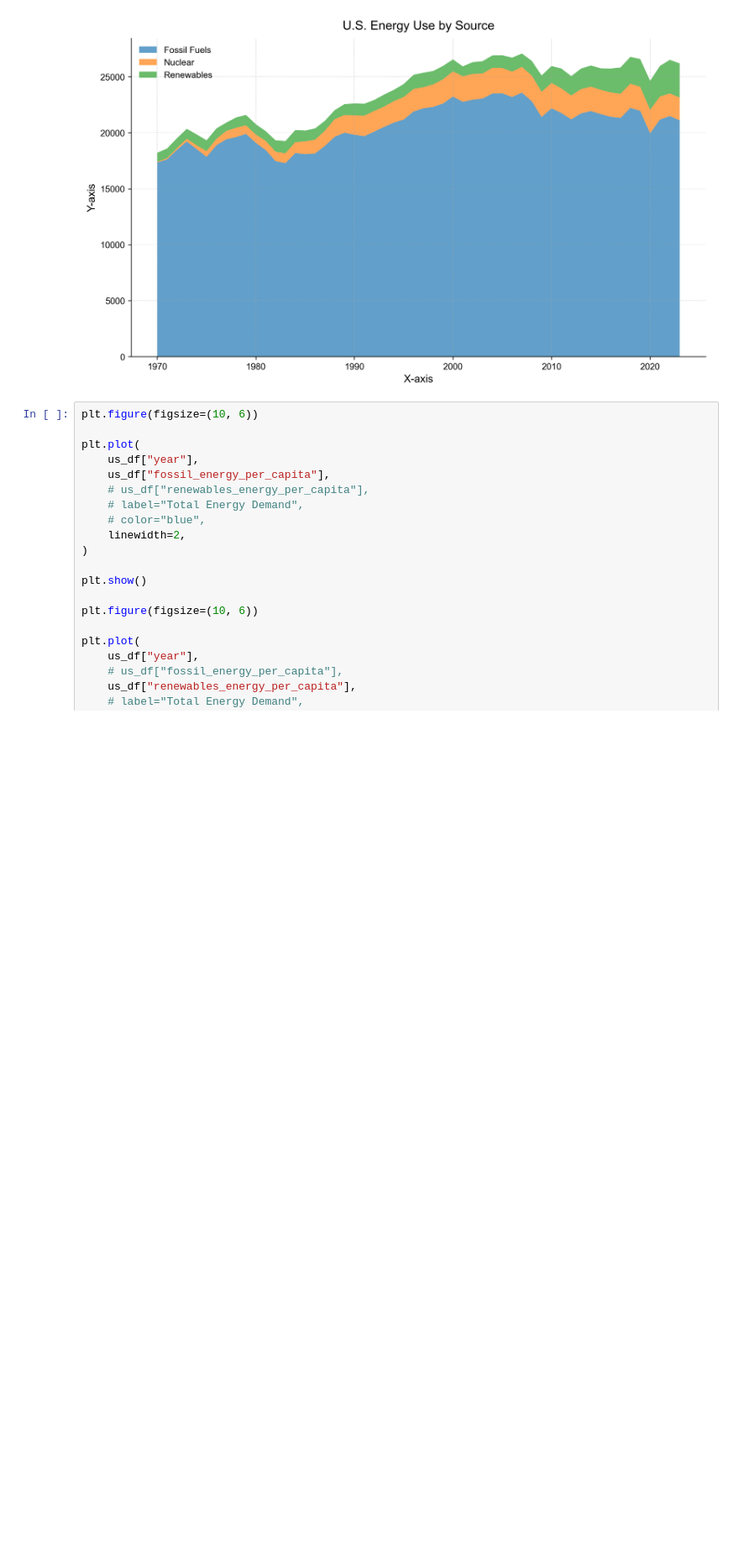
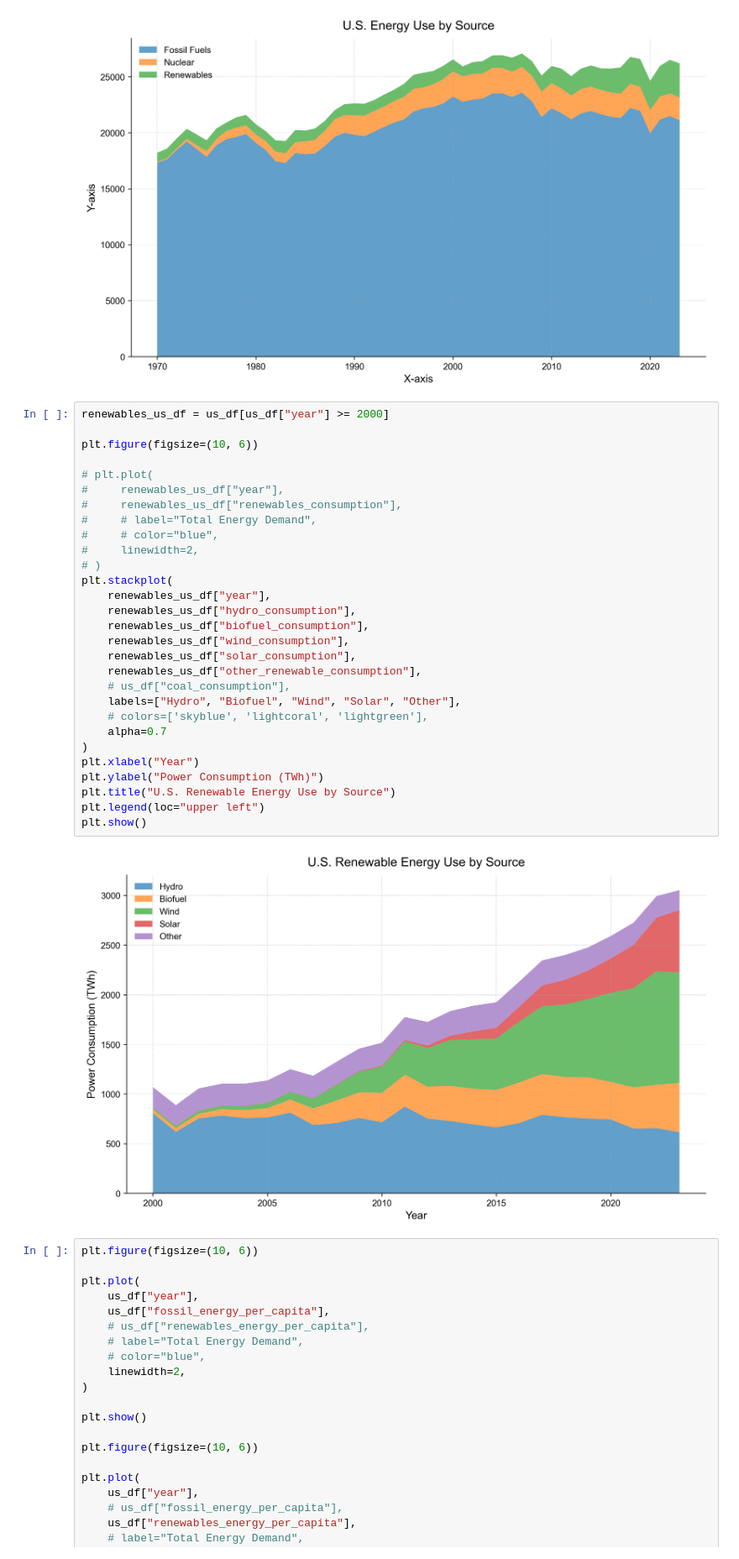
Before and after one commit to joypauls/blog-notebooks, a Jupyter notebook: notebooks/energy_use.ipynb, the cells around one changed output. Shown at 84% size. Drawn from its saved outputs; the diff is of its cells as text; blank space fills up the shorter version.

Commit message:
renewables chart

```diff
--- a/notebooks/energy_use.ipynb
+++ b/notebooks/energy_use.ipynb
@@ -103,6 +103,37 @@ plt.legend(loc="upper left")
 plt.show()
 # %% [output]
 [figure]
+# %%
+renewables_us_df = us_df[us_df["year"] >= 2000]
+
+plt.figure(figsize=(10, 6))
+
+# plt.plot(
+#     renewables_us_df["year"],
+#     renewables_us_df["renewables_consumption"],
+#     # label="Total Energy Demand",
+#     # color="blue",
+#     linewidth=2,
+# )
+plt.stackplot(
+    renewables_us_df["year"],
+    renewables_us_df["hydro_consumption"],
+    renewables_us_df["biofuel_consumption"],
+    renewables_us_df["wind_consumption"],
+    renewables_us_df["solar_consumption"],
+    renewables_us_df["other_renewable_consumption"],
+    # us_df["coal_consumption"],
+    labels=["Hydro", "Biofuel", "Wind", "Solar", "Other"],
+    # colors=['skyblue', 'lightcoral', 'lightgreen'],
+    alpha=0.7
+)
+plt.xlabel("Year")
+plt.ylabel("Power Consumption (TWh)")
+plt.title("U.S. Renewable Energy Use by Source")
+plt.legend(loc="upper left")
+plt.show()
+# %% [output]
+[figure, added]
 # %%
 plt.figure(figsize=(10, 6))
 
```
